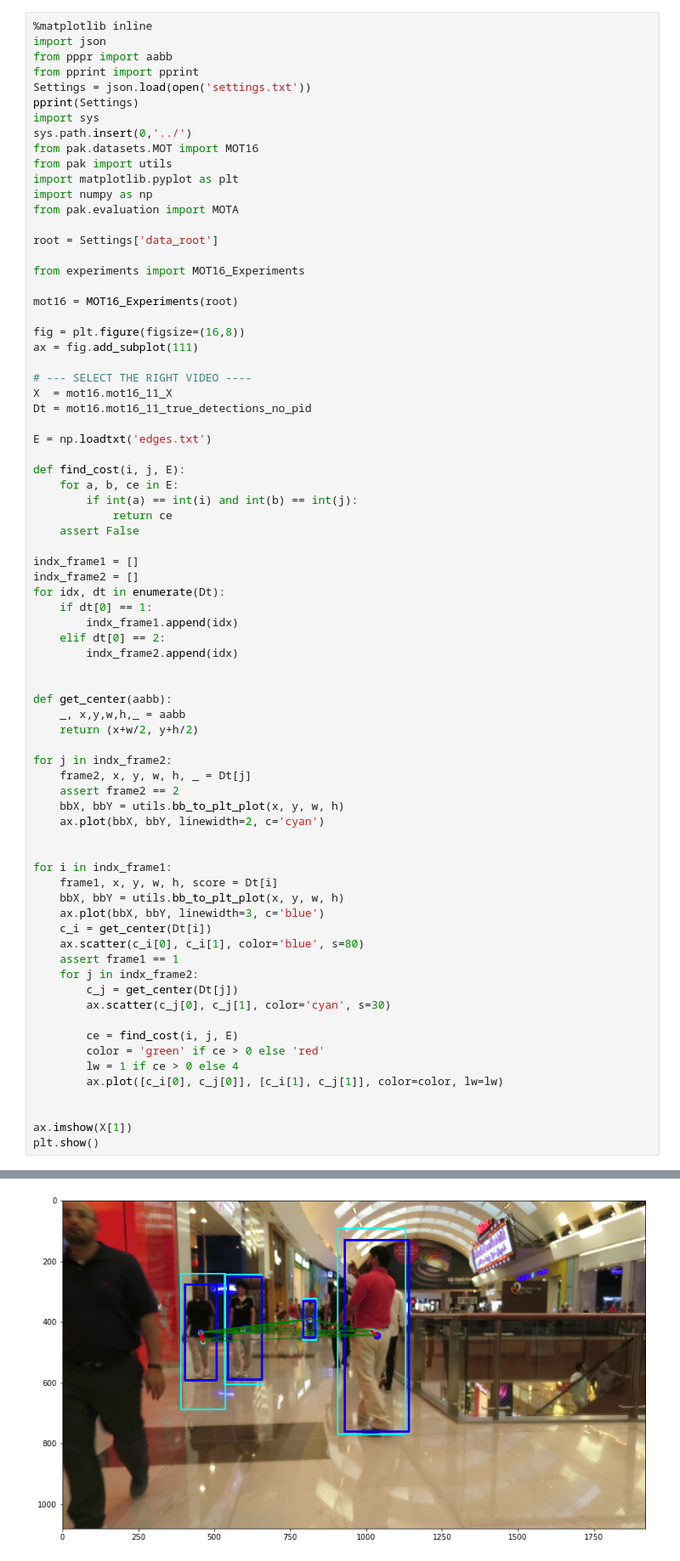
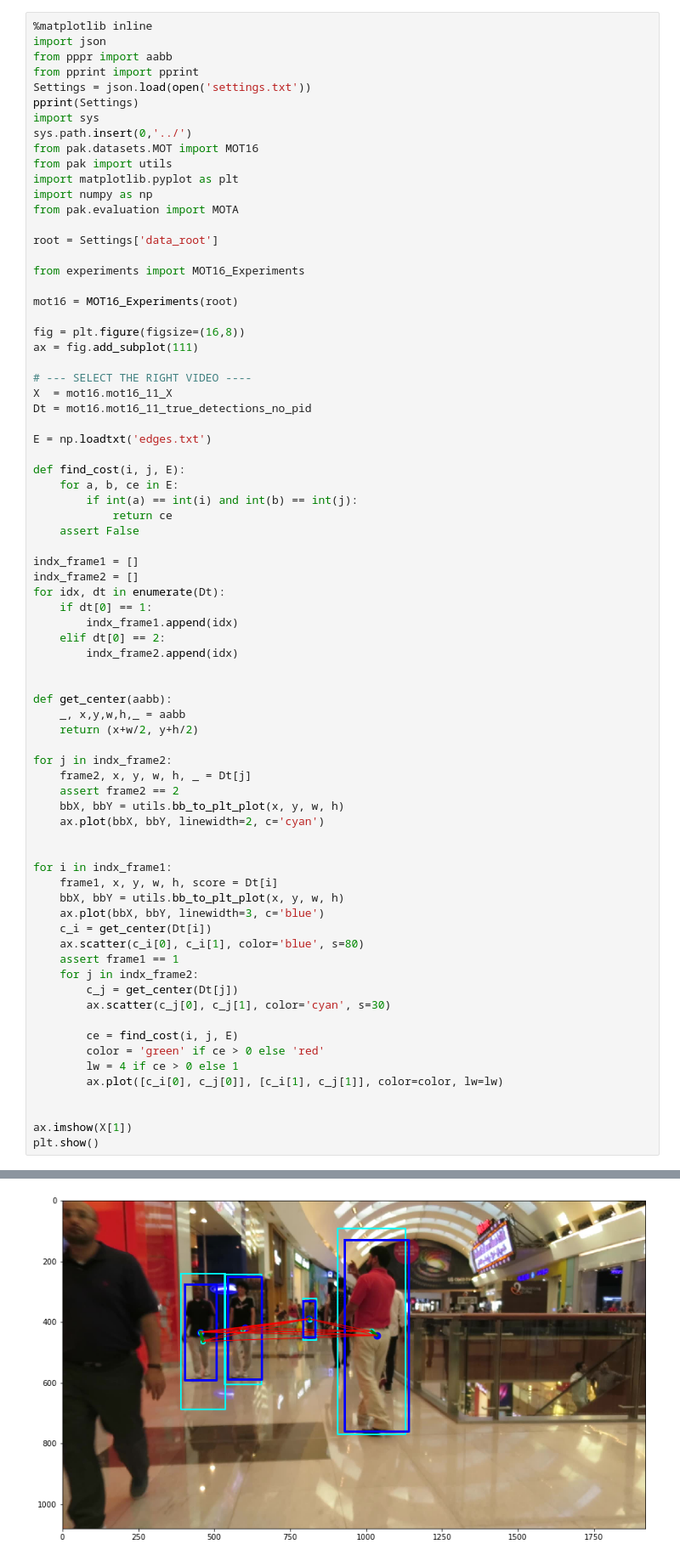
Before and after one commit to jutanke/cabbage, a Jupyter notebook: prototyping/Plot_Graph.ipynb, the cells around one changed output, grey strips where cells are left out. Shown at 85% size. Drawn from its saved outputs; the diff is of its cells as text.

Commit message:
implement plotting from graphcut

```diff
--- a/prototyping/Plot_Graph.ipynb
+++ b/prototyping/Plot_Graph.ipynb
@@ -48,32 +48,32 @@ def get_center(aabb):
     return (x+w/2, y+h/2)
 
 for j in indx_frame2:
     frame2, x, y, w, h, _ = Dt[j]
     assert frame2 == 2
     bbX, bbY = utils.bb_to_plt_plot(x, y, w, h)
     ax.plot(bbX, bbY, linewidth=2, c='cyan')
 
 
 for i in indx_frame1:
     frame1, x, y, w, h, score = Dt[i]
     bbX, bbY = utils.bb_to_plt_plot(x, y, w, h)
     ax.plot(bbX, bbY, linewidth=3, c='blue')
     c_i = get_center(Dt[i])
     ax.scatter(c_i[0], c_i[1], color='blue', s=80)
     assert frame1 == 1
     for j in indx_frame2:
         c_j = get_center(Dt[j])
         ax.scatter(c_j[0], c_j[1], color='cyan', s=30)
 
         ce = find_cost(i, j, E)
         color = 'green' if ce > 0 else 'red'
-        lw = 1 if ce > 0 else 4
+        lw = 4 if ce > 0 else 1
         ax.plot([c_i[0], c_j[0]], [c_i[1], c_j[1]], color=color, lw=lw)
 
 
 ax.imshow(X[1])
 plt.show()
 # %% [output]
 {'data_root': '/home/data',
  'deepmatch': '/home/deepmatching_1.2.2_c++/deepmatching-static'}
-[figure, old version]
+[figure, new version]
```
Also changed, not shown: parts of 1 cell of this notebook, 1 other file.
